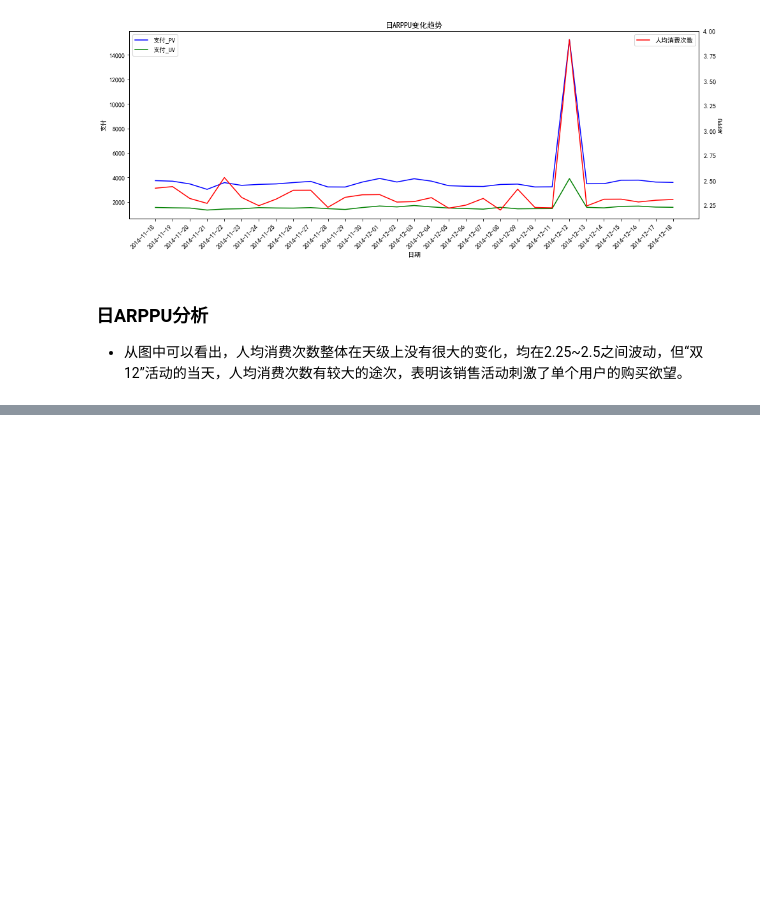
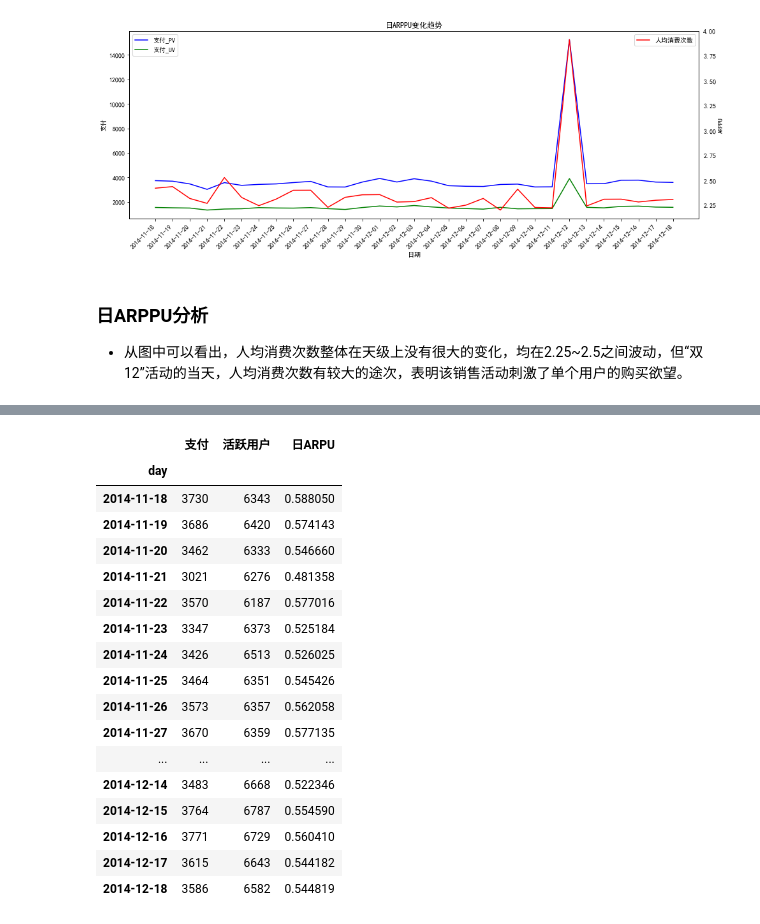
Before and after one commit to renjel/kesci, a Jupyter notebook: User Behavior Data on Taobao App/Untitled.ipynb, the cells around one changed output, grey strips where cells are left out. Drawn from its saved outputs; the diff is of its cells as text; code cells hidden in the pictures; blank space fills up the shorter version.

```diff
--- a/User Behavior Data on Taobao App/Untitled.ipynb
+++ b/User Behavior Data on Taobao App/Untitled.ipynb
@@ -330,0 +337,26 @@ plt.show()
+# %%
+# 活跃用户人数
+uv_view_day = data.groupby('day')['user_id'].nunique().to_frame()
+uv_view_day.columns = ['活跃用户']
+ARPU_day = uv_view_day.join(pv_day)[["支付","活跃用户"]]
+ARPU_day['日ARPU'] = ARPU_day['支付'] / ARPU_day['活跃用户']
+ARPU_day
+# %% [output]
+|  | 支付 | 活跃用户 | 日ARPU |
+| day |  |  |  |
+| 2014-11-18 | 3730 | 6343 | 0.588050 |
+| 2014-11-19 | 3686 | 6420 | 0.574143 |
+| 2014-11-20 | 3462 | 6333 | 0.546660 |
+| 2014-11-21 | 3021 | 6276 | 0.481358 |
+| 2014-11-22 | 3570 | 6187 | 0.577016 |
+| 2014-11-23 | 3347 | 6373 | 0.525184 |
+| 2014-11-24 | 3426 | 6513 | 0.526025 |
+| 2014-11-25 | 3464 | 6351 | 0.545426 |
+| 2014-11-26 | 3573 | 6357 | 0.562058 |
+| 2014-11-27 | 3670 | 6359 | 0.577135 |
+| ... | ... | ... | ... |
+| 2014-12-14 | 3483 | 6668 | 0.522346 |
+| 2014-12-15 | 3764 | 6787 | 0.554590 |
+| 2014-12-16 | 3771 | 6729 | 0.560410 |
+| 2014-12-17 | 3615 | 6643 | 0.544182 |
+| 2014-12-18 | 3586 | 6582 | 0.544819 |
```
Also changed, not shown: parts of 6 cells of this notebook.
